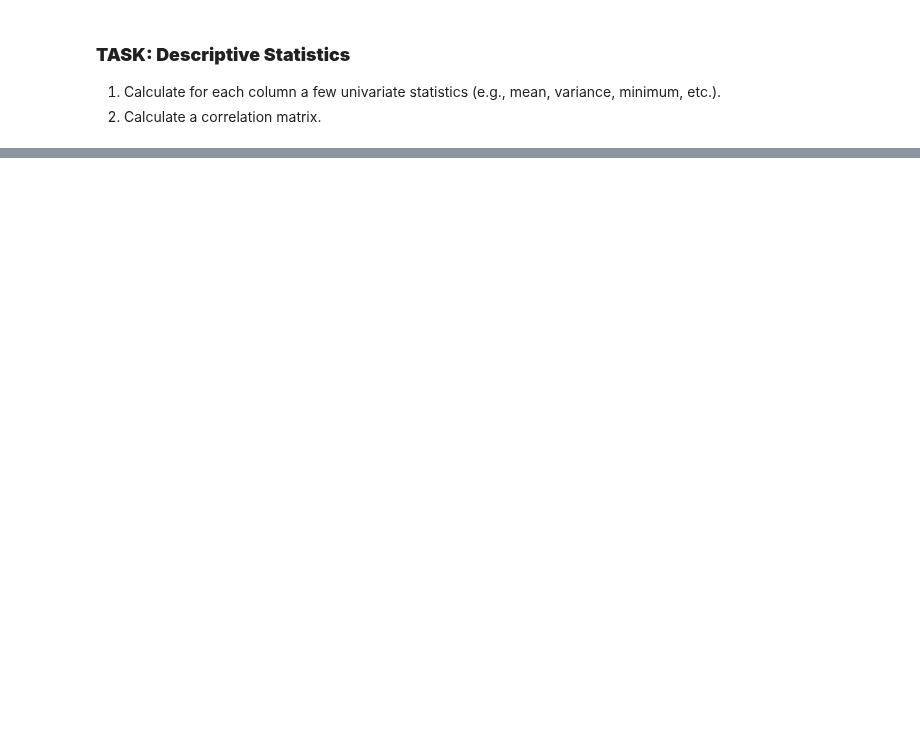
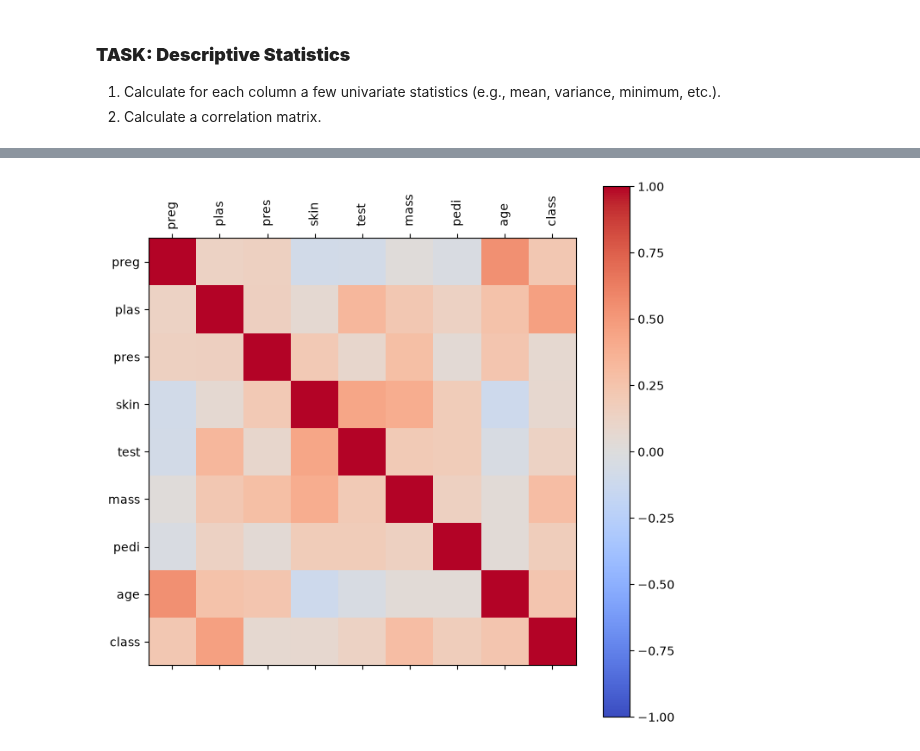
Before and after one commit to gautam7250/Applied-Artificial-Intelligence, a Jupyter notebook: exercise/2_3_Basics_Feature_Engineering.ipynb, the cells around one changed output, grey strips where cells are left out. Saved outputs shown, nothing was run; the diff lists cells and outputs as text; code cells hidden in the pictures; blank space fills up the shorter version.

```diff
--- a/exercise/2_3_Basics_Feature_Engineering.ipynb
+++ b/exercise/2_3_Basics_Feature_Engineering.ipynb
@@ -85,0 +146,18 @@ plt.show()
+# %%
+# Code your solution here...
+
+stats = pd.DataFrame({
+    "mean":     df.mean(),
+    "median":   df.median(),
+    "variance": df.var(),
+    "std":      df.std(),
+    "min":      df.min(),
+    "max":      df.max(),
+    "range":    df.max() - df.min(),
+    "skew":     df.skew(),
+})
+print(stats.round(3))
+
+# 2. Correlation matrix (Pearson)
+corr = df.corr()
+print(corr.round(2))
@@ -85,0 +185,13 @@ plt.show()
+# %%
+import matplotlib.pyplot as plt
+
+fig, ax = plt.subplots(figsize=(8, 8))
+im = ax.matshow(corr, vmin=-1, vmax=1, cmap="coolwarm")
+fig.colorbar(im)
+ax.set_xticks(range(len(corr.columns)))
+ax.set_yticks(range(len(corr.columns)))
+ax.set_xticklabels(corr.columns, rotation=90)
+ax.set_yticklabels(corr.columns)
+plt.show()
+# %% [output]
+[figure, added]
```
Also changed, not shown: parts of 9 cells of this notebook.
